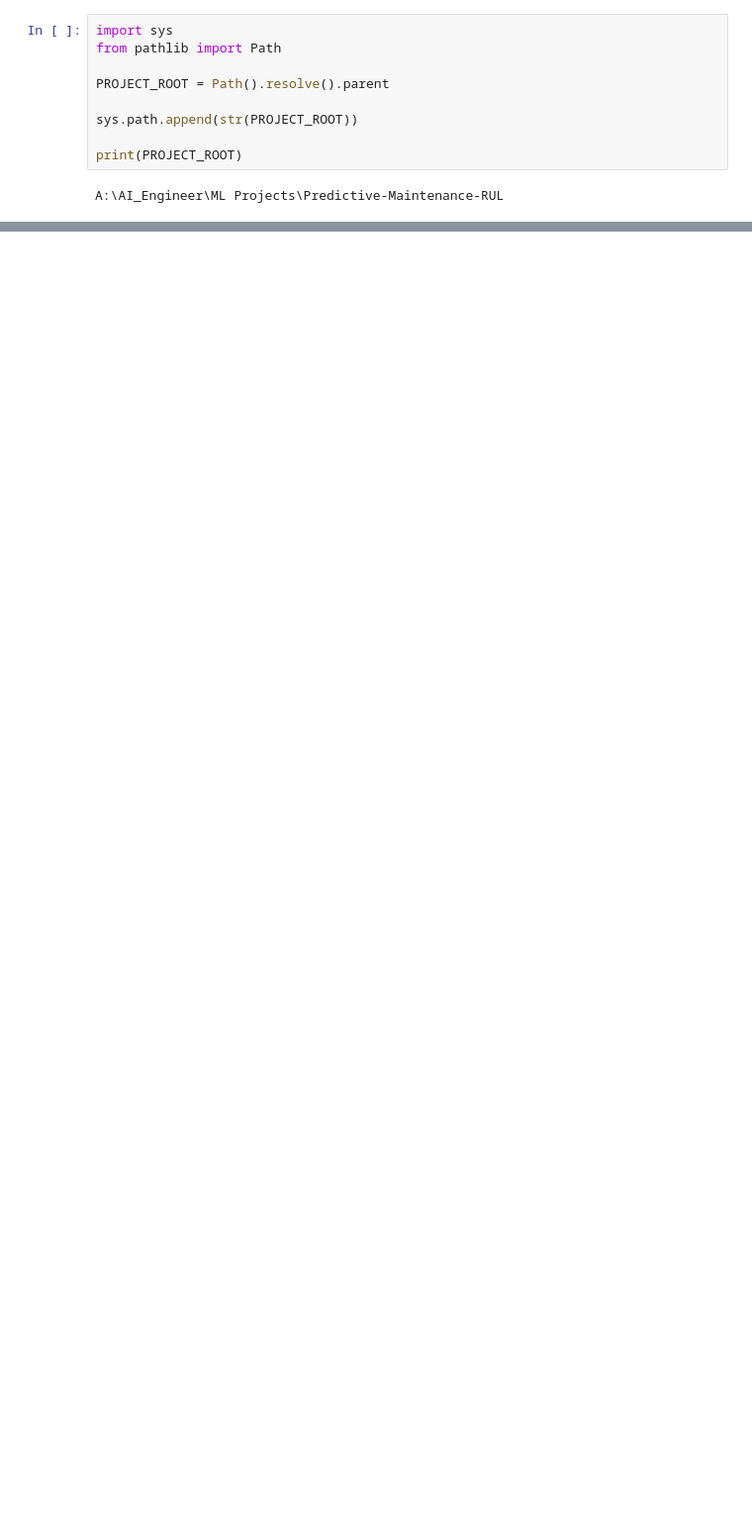
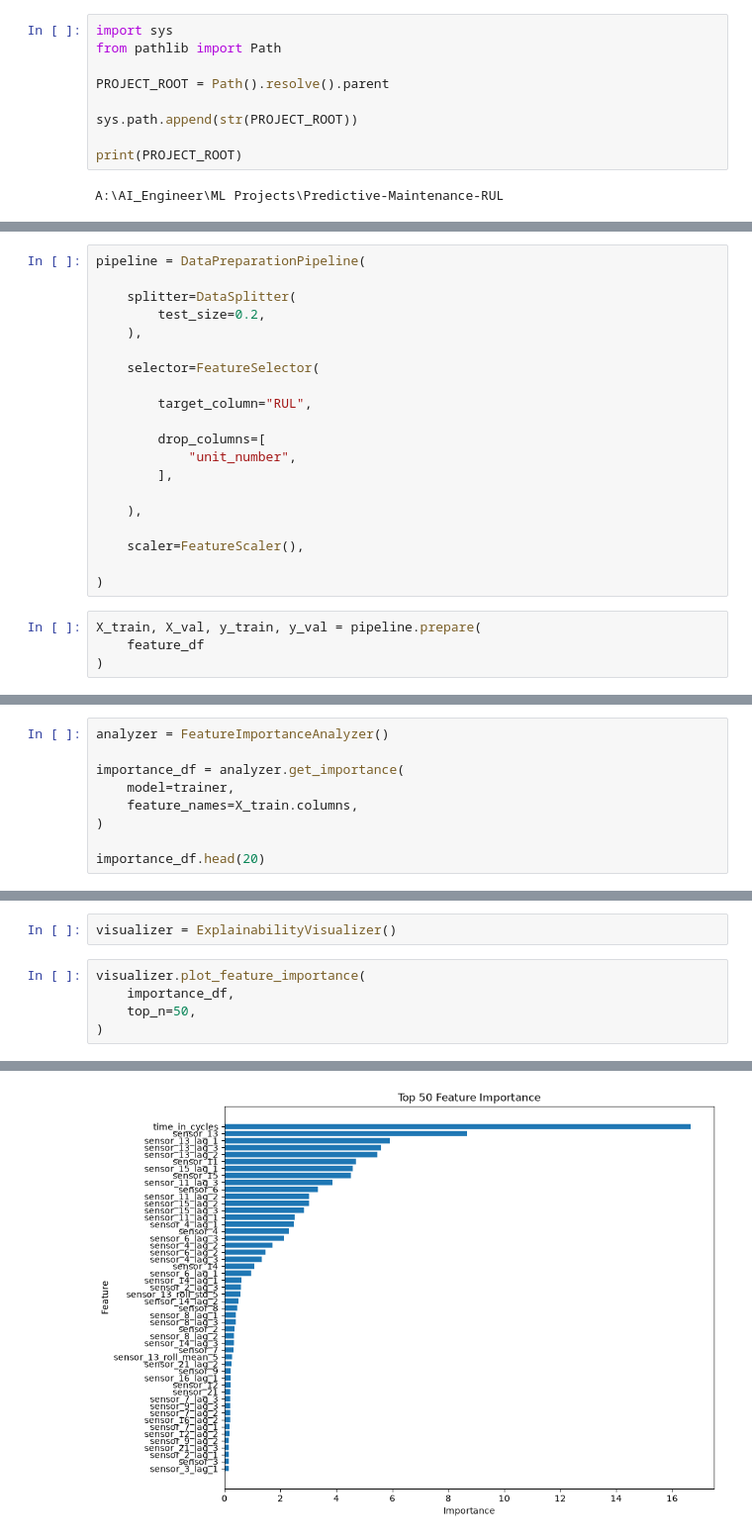
Before and after one commit to MohamedElbadawy1/Predictive-Maintenance-RUL, a Jupyter notebook: notebooks/12_model_explainability.ipynb, the cells around one changed output, grey strips where cells are left out. Shown at 99% size. Drawn from its saved outputs; the diff is of its cells as text; blank space fills up the shorter version.

Commit message:
completed model explainablility

```diff
--- a/notebooks/12_model_explainability.ipynb
+++ b/notebooks/12_model_explainability.ipynb
@@ -45,0 +121,24 @@ print(validation_df.shape)
+# %%
+pipeline = DataPreparationPipeline(
+
+    splitter=DataSplitter(
+        test_size=0.2,
+    ),
+
+    selector=FeatureSelector(
+
+        target_column="RUL",
+
+        drop_columns=[
+            "unit_number",
+        ],
+
+    ),
+
+    scaler=FeatureScaler(),
+
+)
+# %%
+X_train, X_val, y_train, y_val = pipeline.prepare(
+    feature_df
+)
@@ -45,0 +161,9 @@ print(validation_df.shape)
+# %%
+analyzer = FeatureImportanceAnalyzer()
+
+importance_df = analyzer.get_importance(
+    model=trainer,
+    feature_names=X_train.columns,
+)
+
+importance_df.head(20)
@@ -45,0 +250,8 @@ print(validation_df.shape)
+# %%
+visualizer = ExplainabilityVisualizer()
+# %%
+visualizer.plot_feature_importance(
+    importance_df,
+    top_n=50,
+)
+# %% [output]
@@ -45,0 +259 @@ print(validation_df.shape)
+[figure, added]
```
Also changed, not shown: parts of 20 cells of this notebook, 10 other files.
